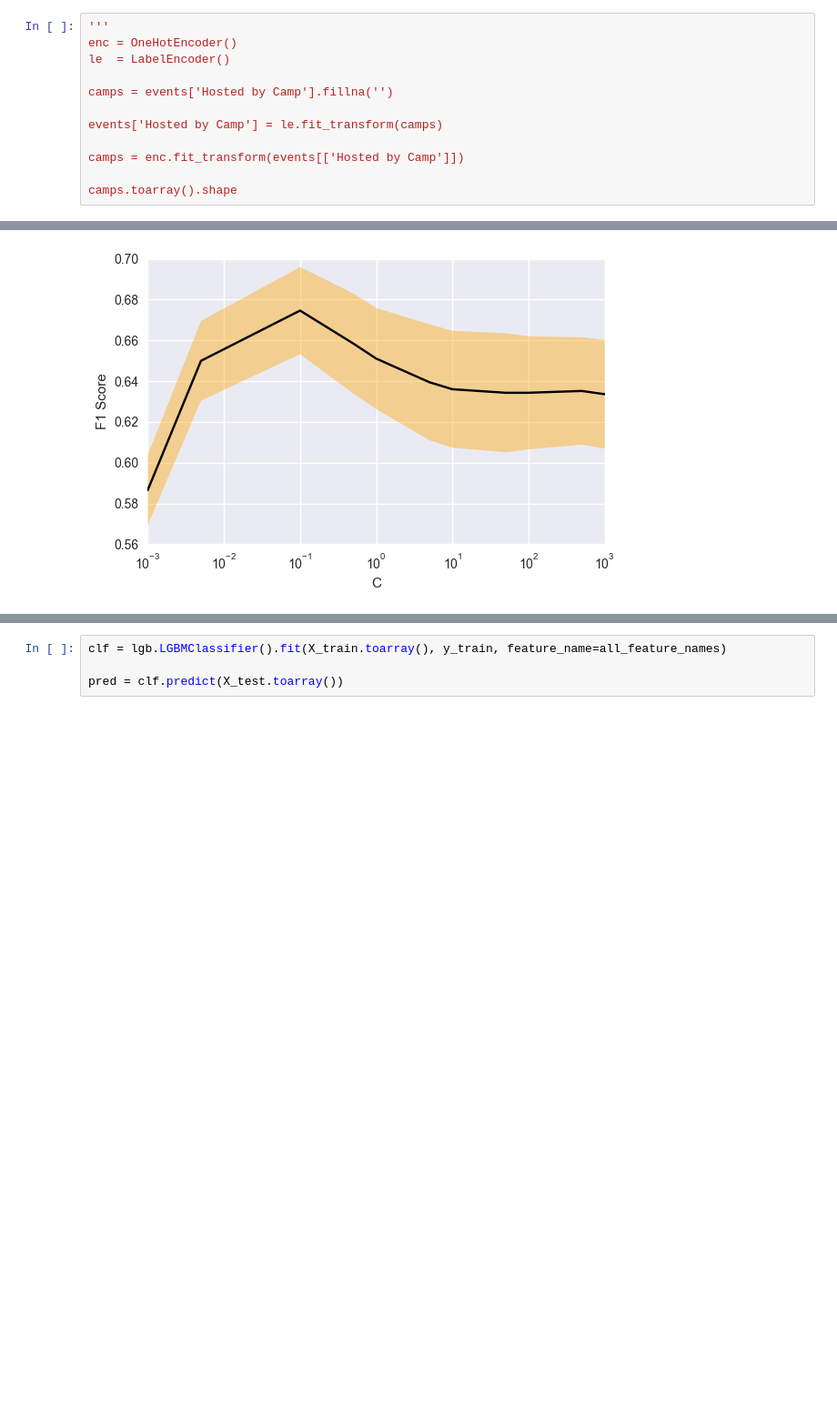
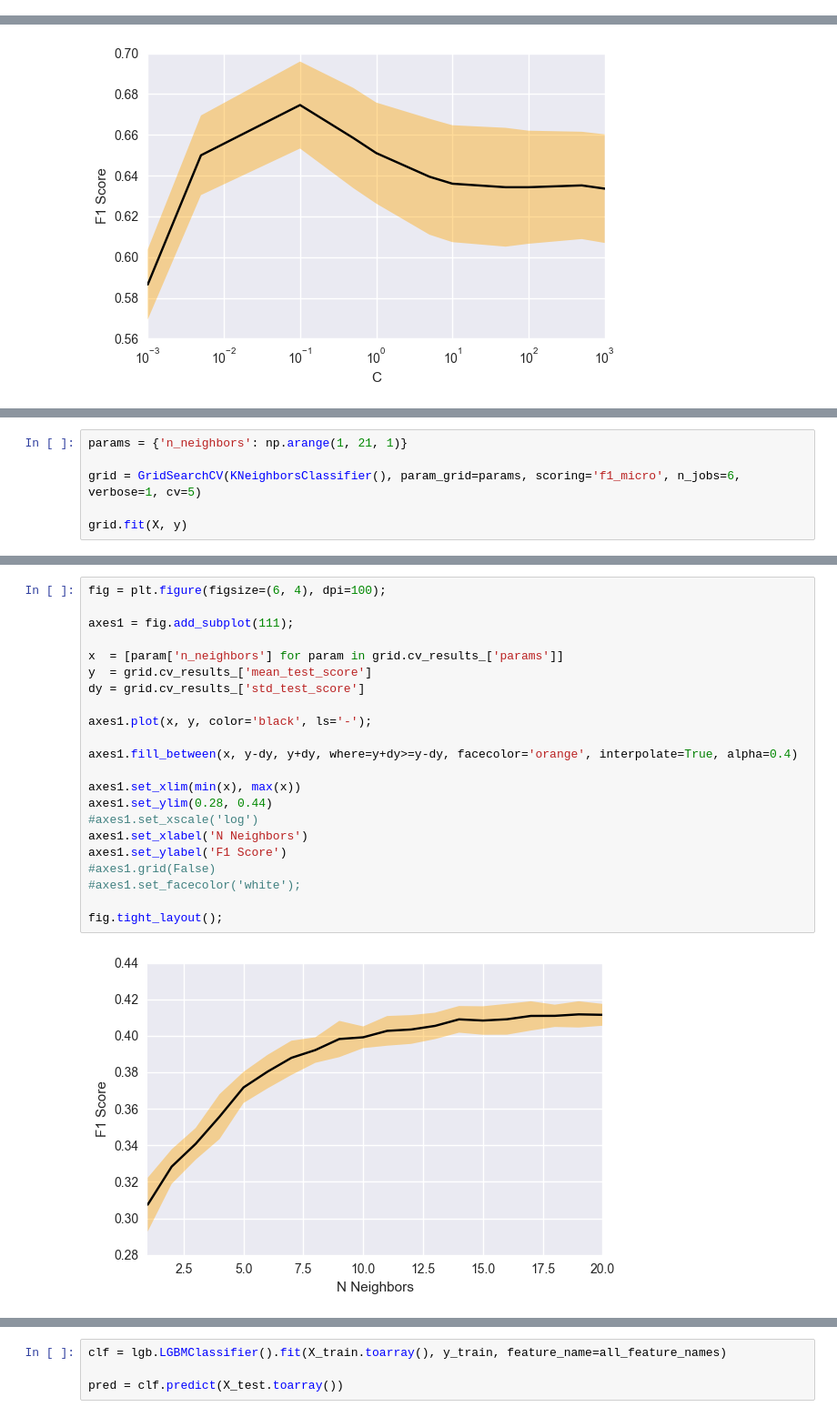
Before and after one commit to nikitabu/Playa_Events, a Jupyter notebook: Classifying Burning Man Events.ipynb, the cells around one changed output, grey strips where cells are left out. Shown at 91% size. Saved outputs shown, nothing was run; the diff lists cells and outputs as text; blank space fills up the shorter version.

```diff
--- a/Classifying Burning Man Events.ipynb
+++ b/Classifying Burning Man Events.ipynb
@@ -736,15 +724,3 @@ desc_length = shape(X)[1]
 (20165, 3097)
 (20165, 9)
 (20165, 6)
-# %%
-'''
-enc = OneHotEncoder()
-le  = LabelEncoder()
-
-camps = events['Hosted by Camp'].fillna('')
-
-events['Hosted by Camp'] = le.fit_transform(camps)
-
-camps = enc.fit_transform(events[['Hosted by Camp']])
-
-camps.toarray().shape
@@ -906,0 +903,6 @@ fig.tight_layout();
+# %%
+params = {'n_neighbors': np.arange(1, 21, 1)}
+
+grid = GridSearchCV(KNeighborsClassifier(), param_grid=params, scoring='f1_micro', n_jobs=6, verbose=1, cv=5)
+
+grid.fit(X, y)
@@ -906,0 +922,24 @@ fig.tight_layout();
+# %%
+fig = plt.figure(figsize=(6, 4), dpi=100);
+
+axes1 = fig.add_subplot(111);
+
+x  = [param['n_neighbors'] for param in grid.cv_results_['params']]
+y  = grid.cv_results_['mean_test_score']
+dy = grid.cv_results_['std_test_score']
+
+axes1.plot(x, y, color='black', ls='-');
+
+axes1.fill_between(x, y-dy, y+dy, where=y+dy>=y-dy, facecolor='orange', interpolate=True, alpha=0.4)
+
+axes1.set_xlim(min(x), max(x))
+axes1.set_ylim(0.28, 0.44)
+#axes1.set_xscale('log')
+axes1.set_xlabel('N Neighbors')
+axes1.set_ylabel('F1 Score')
+#axes1.grid(False)
+#axes1.set_facecolor('white');
+
+fig.tight_layout();
+# %% [output]
+[figure, added]
```
Also changed, not shown: parts of 39 cells of this notebook.
